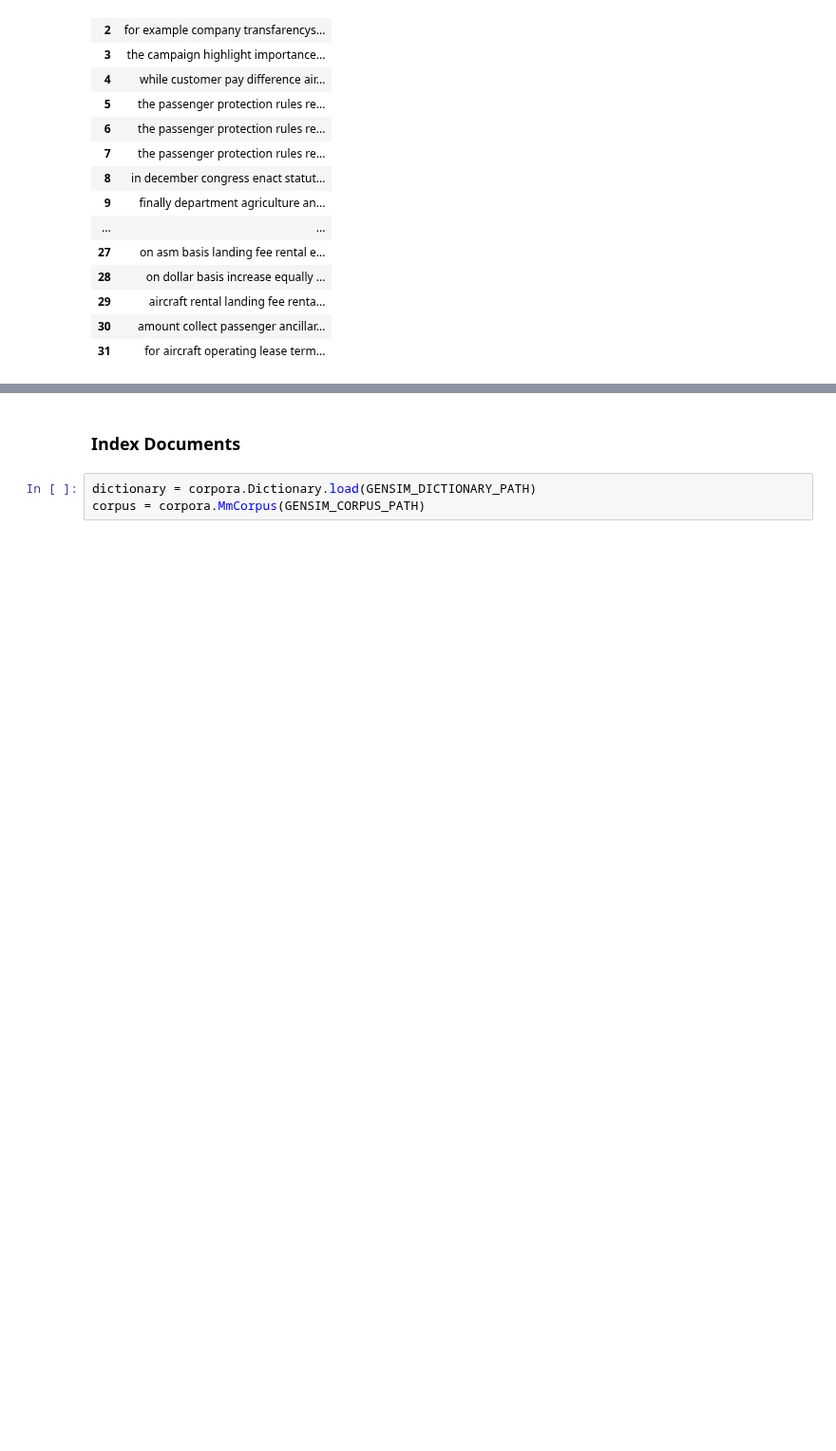
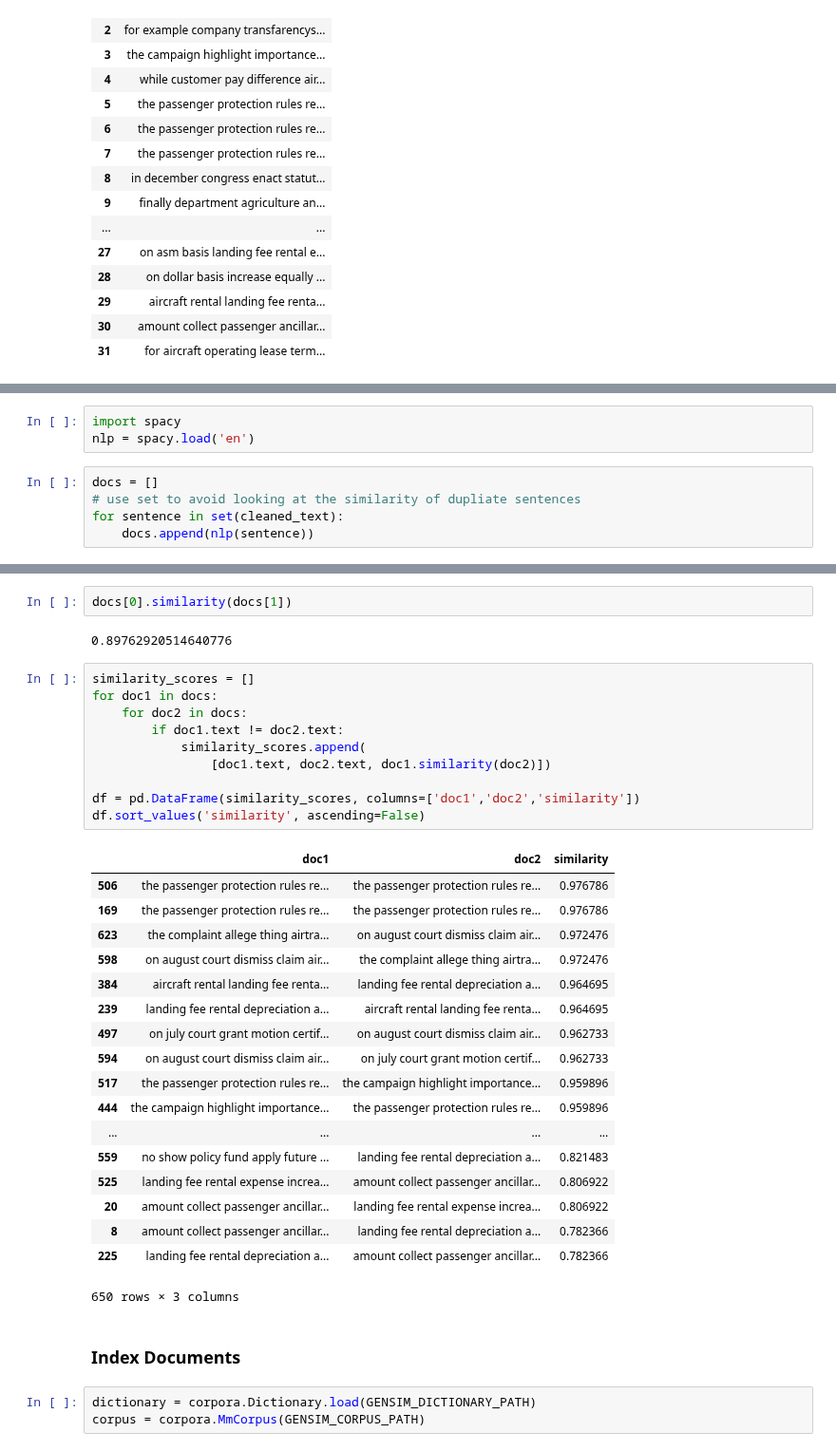
Before and after one commit to Alexjmsherman/nlp_practicum_original, a Jupyter notebook: lessons/lesson8_text_similarity/text_similarity_solution.ipynb, the cells around one changed output, grey strips where cells are left out. Shown at 95% size. Saved outputs shown, nothing was run; the diff lists cells and outputs as text; blank space fills up the shorter version.

```diff
--- a/lessons/lesson8_text_similarity/text_similarity_solution.ipynb
+++ b/lessons/lesson8_text_similarity/text_similarity_solution.ipynb
@@ -44,0 +53,8 @@ pd.DataFrame(cleaned_text)
+# %%
+import spacy
+nlp = spacy.load('en')
+# %%
+docs = []
+# use set to avoid looking at the similarity of dupliate sentences
+for sentence in set(cleaned_text):
+    docs.append(nlp(sentence))
@@ -45,3 +71,36 @@ pd.DataFrame(cleaned_text)
+# %%
+docs[0].similarity(docs[1])
+# %% [output]
+0.89762920514640776
+# %%
+similarity_scores = []
+for doc1 in docs:
+    for doc2 in docs:
+        if doc1.text != doc2.text:
+            similarity_scores.append(
+                [doc1.text, doc2.text, doc1.similarity(doc2)])
+
+df = pd.DataFrame(similarity_scores, columns=['doc1','doc2','similarity'])
+df.sort_values('similarity', ascending=False)
+# %% [output]
+|  | doc1 | doc2 | similarity |
+| 506 | the passenger protection rules re... | the passenger protection rules re... | 0.976786 |
+| 169 | the passenger protection rules re... | the passenger protection rules re... | 0.976786 |
+| 623 | the complaint allege thing airtra... | on august court dismiss claim air... | 0.972476 |
+| 598 | on august court dismiss claim air... | the complaint allege thing airtra... | 0.972476 |
+| 384 | aircraft rental landing fee renta... | landing fee rental depreciation a... | 0.964695 |
+| 239 | landing fee rental depreciation a... | aircraft rental landing fee renta... | 0.964695 |
+| 497 | on july court grant motion certif... | on august court dismiss claim air... | 0.962733 |
+| 594 | on august court dismiss claim air... | on july court grant motion certif... | 0.962733 |
+| 517 | the passenger protection rules re... | the campaign highlight importance... | 0.959896 |
+| 444 | the campaign highlight importance... | the passenger protection rules re... | 0.959896 |
+| ... | ... | ... | ... |
+| 559 | no show policy fund apply future ... | landing fee rental depreciation a... | 0.821483 |
+| 525 | landing fee rental expense increa... | amount collect passenger ancillar... | 0.806922 |
+| 20 | amount collect passenger ancillar... | landing fee rental expense increa... | 0.806922 |
+| 8 | amount collect passenger ancillar... | landing fee rental depreciation a... | 0.782366 |
+| 225 | landing fee rental depreciation a... | amount collect passenger ancillar... | 0.782366 |
+650 rows × 3 columns
 # %% [markdown]
 ### Index Documents
 # %%
```
Also changed, not shown: parts of 3 cells of this notebook, 2 other files.
